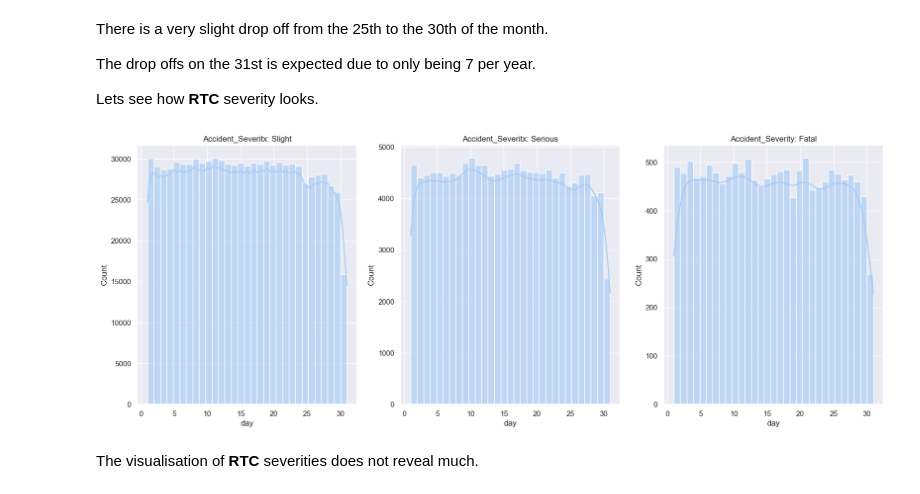
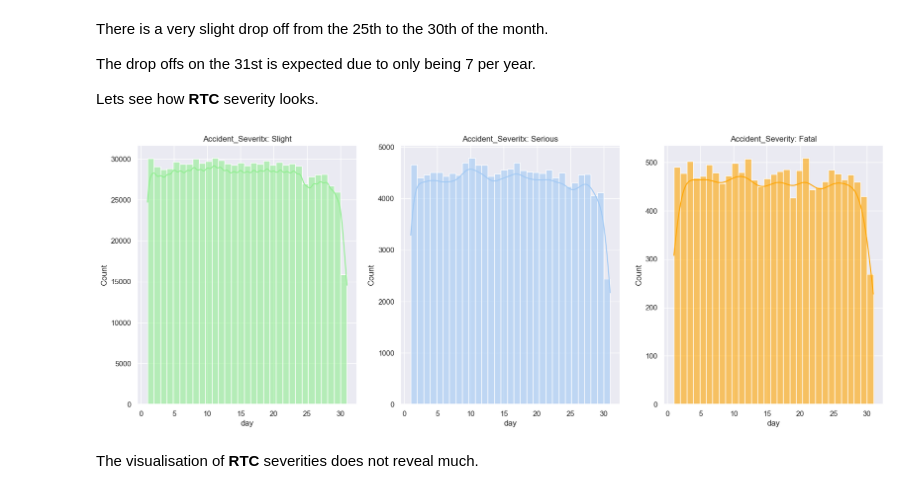
Before and after one commit to kmedri/-Omdena_Predicting_RTC_Severity_main, a Jupyter notebook: Group_1_Predicting_RTC_Severity/Predicting_RTC_Severity.ipynb, the cells around one changed output. Saved outputs shown, nothing was run; the diff lists cells and outputs as text; code cells hidden in the pictures.

```diff
--- a/Group_1_Predicting_RTC_Severity/Predicting_RTC_Severity.ipynb
+++ b/Group_1_Predicting_RTC_Severity/Predicting_RTC_Severity.ipynb
@@ -1140,24 +1142,24 @@ Lets see how **RTC** severity looks.
 # %%
 fig, ax = plt.subplots(1, 3, figsize=(20, 7))
 
 sns.histplot(df_accident[df_accident['accident_severity'] == 'Slight'],
-             x='day',
+             x='day', color='lightgreen',
              alpha=0.6, bins=31, ax=ax[0], kde=True,
              ).set(title=f"Accident_Severitx: Slight")
 
 sns.histplot(df_accident[df_accident['accident_severity'] == 'Serious'],
              x='day',
              alpha=0.6, bins=31, ax=ax[1], kde=True,
              ).set(title=f'Accident_Severitx: Serious')
 
 sns.histplot(df_accident[df_accident['accident_severity'] == 'Fatal'],
-             x='day',
+             x='day', color='orange',
              alpha=0.6, bins=31, ax=ax[2], kde=True,
              ).set(title=f'Accident_Severity: Fatal')
 
 plt.show()
 # %% [output]
-[figure, old version]
+[figure, new version]
 # %% [markdown]
 The visualisation of **RTC** severities does not reveal much.
 # %% [markdown]
```
Also changed, not shown: parts of 93 cells of this notebook.
